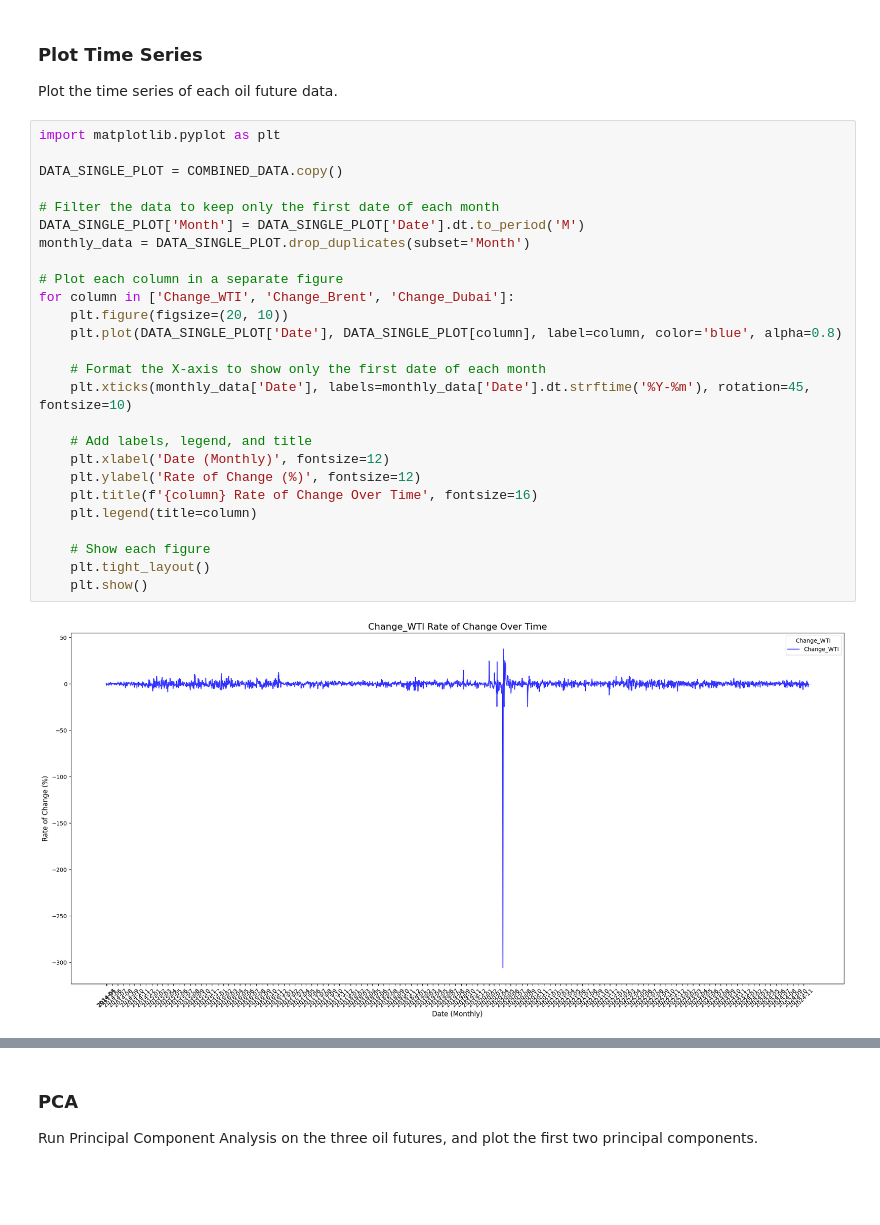
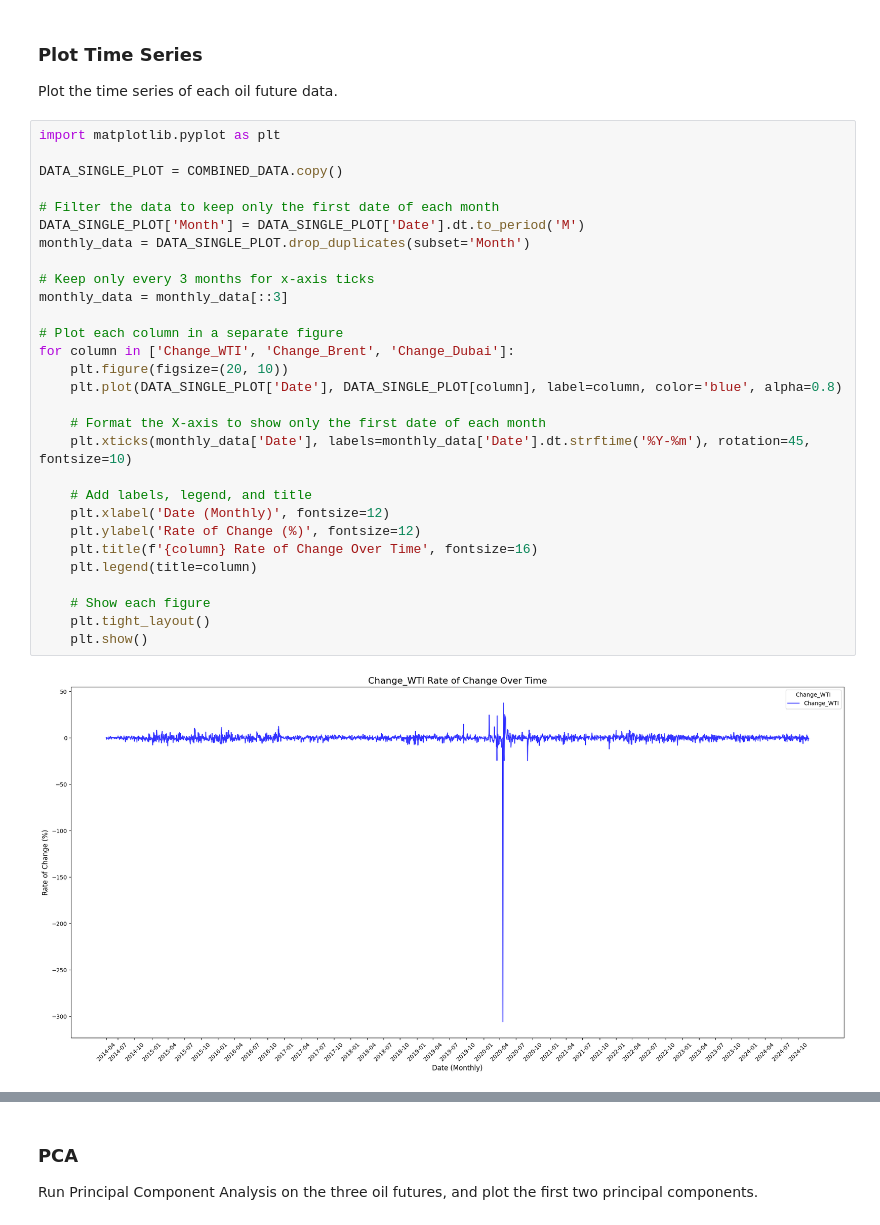
Before and after one commit to fabianbermana/oil_futures_analysis, a Jupyter notebook: scripts/exploratory_analysis.ipynb, the cells around one changed output, grey strips where cells are left out. Drawn from its saved outputs; the diff is of its cells as text; blank space fills up the shorter version.

Commit message:
edited plot code

```diff
--- a/scripts/exploratory_analysis.ipynb
+++ b/scripts/exploratory_analysis.ipynb
@@ -41,28 +41,31 @@ Plot the time series of each oil future data.
 # %%
 import matplotlib.pyplot as plt
 
 DATA_SINGLE_PLOT = COMBINED_DATA.copy()
 
 # Filter the data to keep only the first date of each month
 DATA_SINGLE_PLOT['Month'] = DATA_SINGLE_PLOT['Date'].dt.to_period('M')
 monthly_data = DATA_SINGLE_PLOT.drop_duplicates(subset='Month')
+
+# Keep only every 3 months for x-axis ticks
+monthly_data = monthly_data[::3]
 
 # Plot each column in a separate figure
 for column in ['Change_WTI', 'Change_Brent', 'Change_Dubai']:
     plt.figure(figsize=(20, 10))
     plt.plot(DATA_SINGLE_PLOT['Date'], DATA_SINGLE_PLOT[column], label=column, color='blue', alpha=0.8)
 
     # Format the X-axis to show only the first date of each month
     plt.xticks(monthly_data['Date'], labels=monthly_data['Date'].dt.strftime('%Y-%m'), rotation=45, fontsize=10)
 
     # Add labels, legend, and title
     plt.xlabel('Date (Monthly)', fontsize=12)
     plt.ylabel('Rate of Change (%)', fontsize=12)
     plt.title(f'{column} Rate of Change Over Time', fontsize=16)
     plt.legend(title=column)
 
     # Show each figure
     plt.tight_layout()
     plt.show()
 # %% [output]
-[figure, old version]
+[figure, new version]
```
Also changed, not shown: parts of 1 cell of this notebook.
